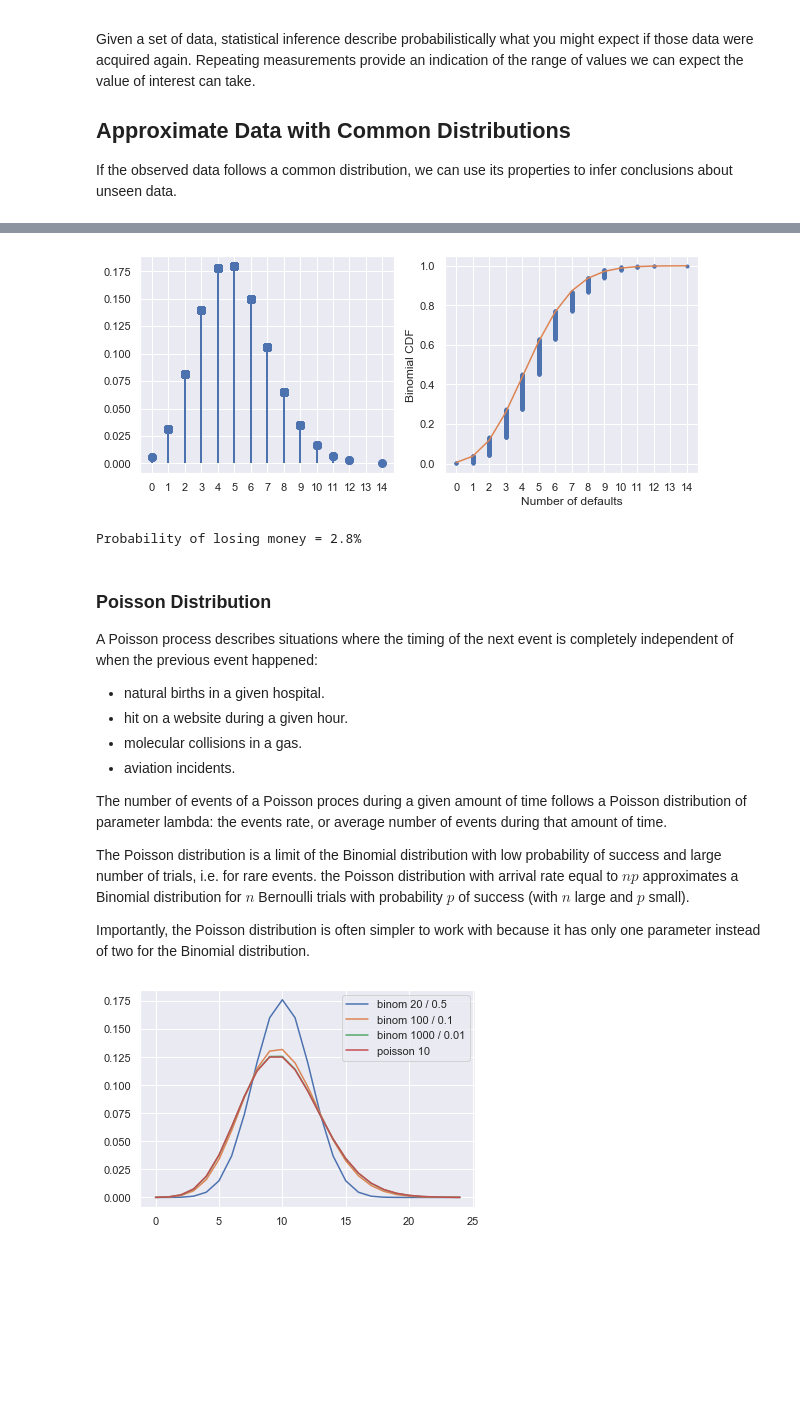
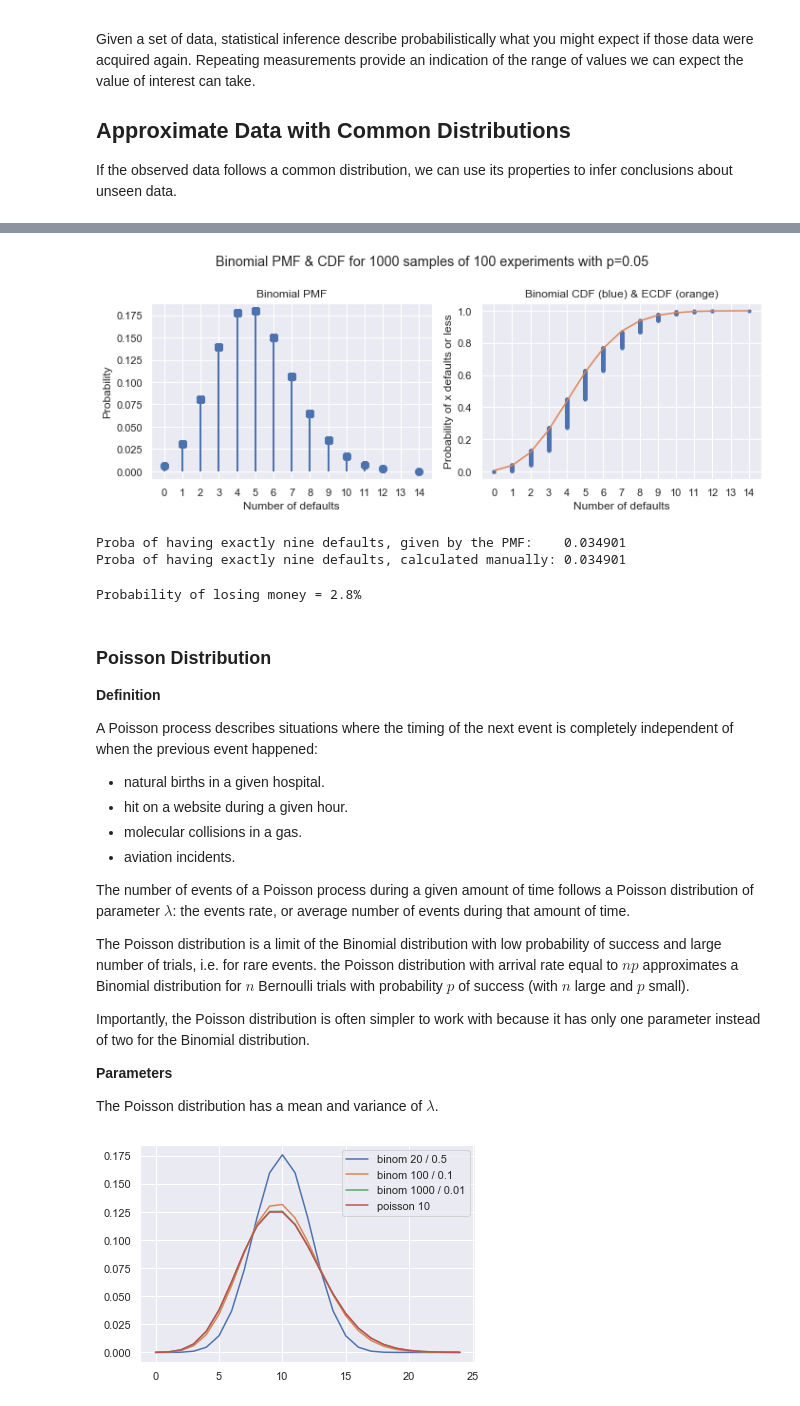
Before and after one commit to sebastienplat/sebastienplat.github.io, a Jupyter notebook: _posts_notebooks/data_science_101/HypTesting2.ipynb, the cells around one changed output, grey strips where cells are left out. Saved outputs shown, nothing was run; the diff lists cells and outputs as text; code cells hidden in the pictures; blank space fills up the shorter version.

```diff
--- a/_posts_notebooks/data_science_101/HypTesting2.ipynb
+++ b/_posts_notebooks/data_science_101/HypTesting2.ipynb
@@ -183,28 +231,46 @@ _Note: a Bernoulli trial is a single success/failure experiment and has a Bernou
 # %%
-# A bank made 100 mortgage loans. How many defaults can we expect if their probability is 0.05?
 seed = np.random.seed(42)
 
 # equivalent to np.random.binomial(100, 0.05, size=1000)
 rv = stats.binom(100, 0.05)
 n_defaults = rv.rvs(size=1000)
 
 # ecdf
 x, y = ecdf(n_defaults)
 
 # Plot the PMF and ECDF
 fig, (ax1, ax2) = plt.subplots(nrows=1, ncols=2, figsize = (2 * 5, 4))
 
 _ = ax1.plot(x, rv.pmf(x), 'bo', ms=8, label='Binomial PMF')
 _ = ax1.vlines(x, 0, rv.pmf(x), colors='b', lw=2)
 _ = ax1.set_xticks(range(0, 15))
 
 _ = ax2.plot(x, y, marker = '.', linestyle = 'none')
 _ = ax2.plot(x, rv.cdf(x))
+
+# labels
+_ = ax1.set_xlabel('Number of defaults')
+_ = ax1.set_ylabel('Probability')
 _ = ax2.set_xlabel('Number of defaults')
-_ = ax2.set_ylabel('Binomial CDF')
+_ = ax2.set_ylabel('Probability of x defaults or less')
 _ = ax2.set_xticks(range(0, 15))
+
+# titles
+_ = ax1.set_title('Binomial PMF')
+_ = ax2.set_title('Binomial CDF (blue) & ECDF (orange)')
+
+fig.suptitle('Binomial PMF & CDF for 1000 samples of 100 experiments with p=0.05')
+
+plt.tight_layout(rect=[0, 0, 1, 0.9])
 # %% [output]
-[figure, old version]
+[figure, new version]
+# %%
+# probability of having exactly 9 defaults (built-in vs manual formula)
+print('Proba of having exactly nine defaults, given by the PMF:    {:.5}'.format(rv.pmf(9)))
+print('Proba of having exactly nine defaults, calculated manually: {:.5}'.format(np.math.factorial(100) / (np.math.factorial(9) * np.math.factorial(100 - 9)) * np.power(0.05, 9) * np.power(1 - 0.05, 100-9)))
+# %% [output]
+Proba of having exactly nine defaults, given by the PMF:    0.034901
+Proba of having exactly nine defaults, calculated manually: 0.034901
 # %%
 # Probabilit of losing money (more than 10% defaults)
 # p(default >= 10) = 1 - p(defaults <= 9)
@@ -213,6 +279,8 @@ print('Probability of losing money = {:.1%}'.format(1 - rv.cdf(9)))
 Probability of losing money = 2.8%
 # %% [markdown]
 ### Poisson Distribution
+
+**Definition**
 
 A Poisson process describes situations where the timing of the next event is completely independent of when the previous event happened:
 + natural births in a given hospital.
@@ -220,11 +288,15 @@ A Poisson process describes situations where the timing of the next event is com
 + molecular collisions in a gas.
 + aviation incidents.
 
-The number of events of a Poisson proces during a given amount of time follows a Poisson distribution of parameter lambda: the events rate, or average number of events during that amount of time.
+The number of events of a Poisson process during a given amount of time follows a Poisson distribution of parameter $\lambda$: the events rate, or average number of events during that amount of time.
 
 The Poisson distribution is a limit of the Binomial distribution with low probability of success and large number of trials, i.e. for rare events. the Poisson distribution with arrival rate equal to $np$ approximates a Binomial distribution for $n$ Bernoulli trials with probability $p$ of success (with $n$ large and $p$ small).
 
 Importantly, the Poisson distribution is often simpler to work with because it has only one parameter instead of two for the Binomial distribution.
+
+**Parameters**
+
+The Poisson distribution has a mean and variance of $\lambda$.
 # %%
 # Poisson vs Binomial distributions
 # same mean if np = lambda
```
Also changed, not shown: parts of 9 cells of this notebook.
